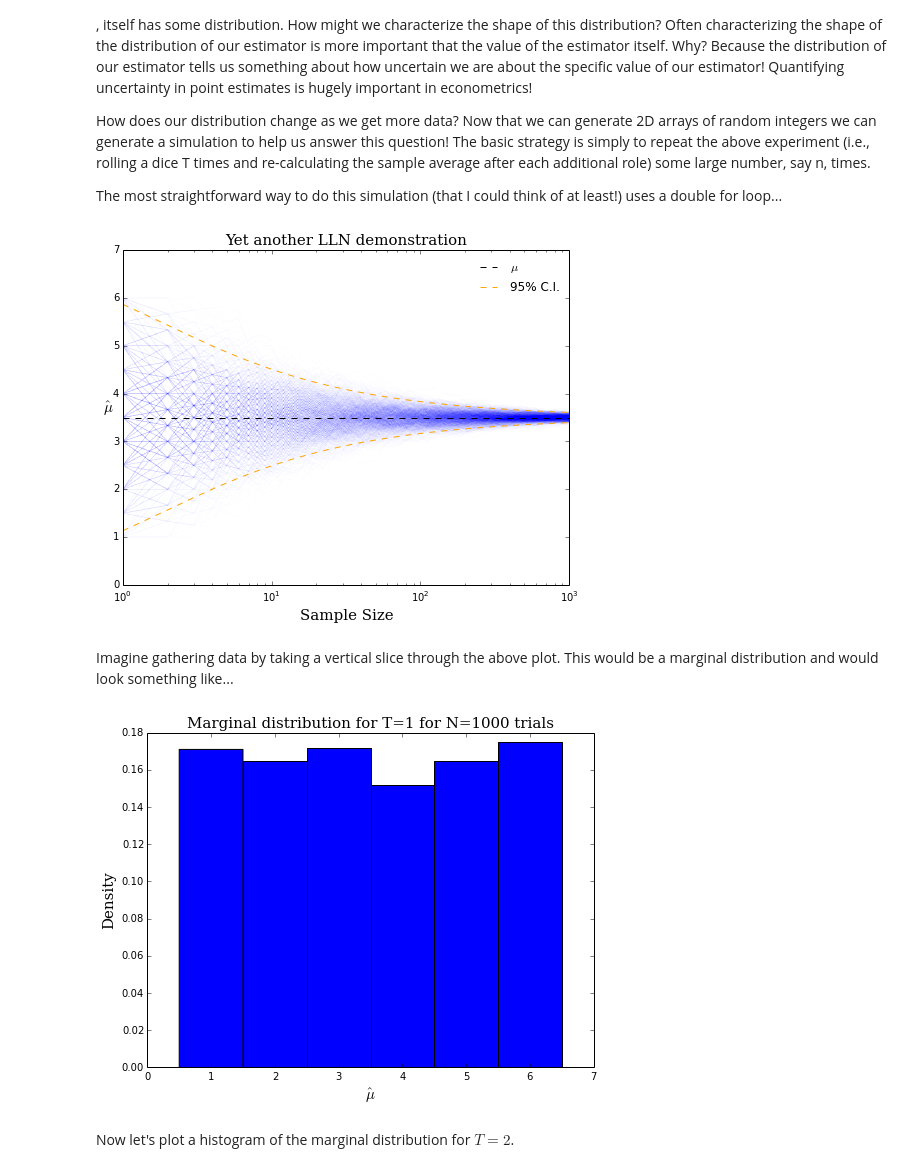
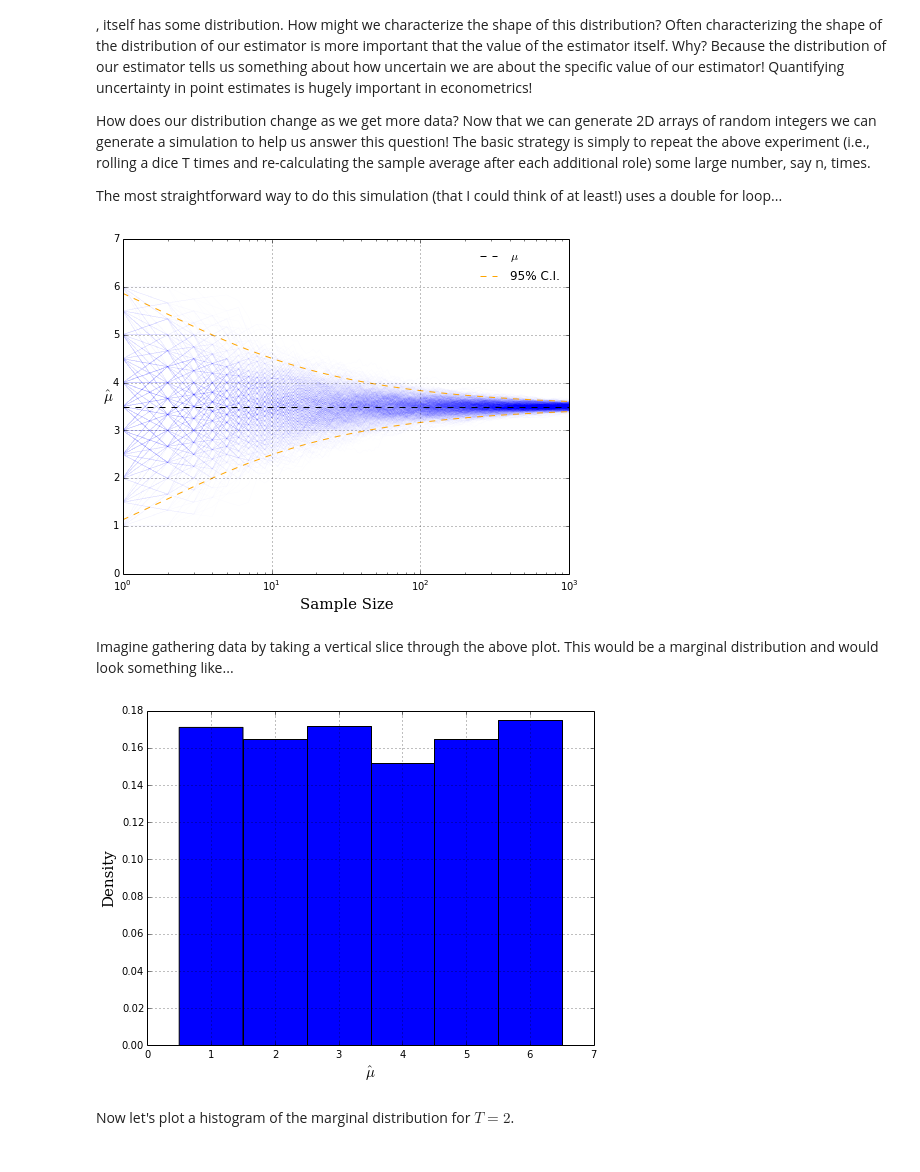
Before and after one commit to davidrpugh/numerical-methods, a Jupyter notebook: labs/introduction/Introduction to Statistics.ipynb, the cells around one changed output. Saved outputs shown, nothing was run; the diff lists cells and outputs as text; code cells hidden in the pictures.

```diff
--- a/labs/introduction/Introduction to Statistics.ipynb
+++ b/labs/introduction/Introduction to Statistics.ipynb
@@ -793,37 +800,38 @@ for j in range(T):
     std_error[j] = sigma / np.sqrt(j + 1)
 
 # plot the sample paths
 for i in range(N):
     ax.plot(sample_averages[:, i], 'b-', alpha=0.01)
 ax.set_ylim(0, 7)
 
 # set the x-axis to have log scale
 ax.set_xscale('log')
 
 # add some lines...can you figure out what I am plotting with these commands?
 ax.axhline(y=mu, color='black', linestyle='dashed', label=r'$\mu$')
 ax.plot(mu + 1.96 * std_error, 'orange', ls='--', label='95% C.I.')
 ax.plot(mu - 1.96 *std_error, 'orange', ls='--')
 
 # label axes
 xlab = ax.set_xlabel('Sample Size', fontsize=15)
 xlab.set_family('serif')
 
 ylab = ax.set_ylabel(r'$\hat{\mu}$')
 ylab.set_rotation('horizontal')
 ylab.set_fontsize(15)
 
 # set the title
-title = ax.set_title('Yet another LLN demonstration', fontsize=15)
-title.set_family('serif')
+#title = ax.set_title('Yet another LLN demonstration', fontsize=15)
+#title.set_family('serif')
 
 # add the legend
 ax.legend(loc='best', frameon=False)
+ax.grid('on')
 
-plt.savefig('graphics/A-further-LLN-demonstration.png')
+plt.savefig('graphics/A-further-LLN-demonstration.pdf')
 plt.show()
 # %% [output]
-[figure, old version]
+[figure, new version]
 # %% [markdown]
 Imagine gathering data by taking a vertical slice through the above plot.  This would be a marginal distribution and would look something like...
 # %%
@@ -840,13 +848,14 @@ ylabel = ax.set_ylabel('Density', fontsize=15)
 ylabel.set_family('serif')
 
 # add a title!
-title = ax.set_title('Marginal distribution for T=1 for N=%i trials' %N, fontsize=15)
-title.set_family('serif')
+#title = ax.set_title('Marginal distribution for T=1 for N=%i trials' %N, fontsize=15)
+#title.set_family('serif')
+ax.grid('on')
 
-plt.savefig('graphics/Initial-roll-of-dice-has-uniform-distribution.png')
+plt.savefig('graphics/Initial-roll-of-dice-has-uniform-distribution.pdf')
 plt.show()
 # %% [output]
-[figure, old version]
+[figure, new version]
 # %% [markdown]
 Now let's plot a histogram of the marginal distribution for $T=2$.
 # %%
```
Also changed, not shown: parts of 20 cells of this notebook, 17 other files.
